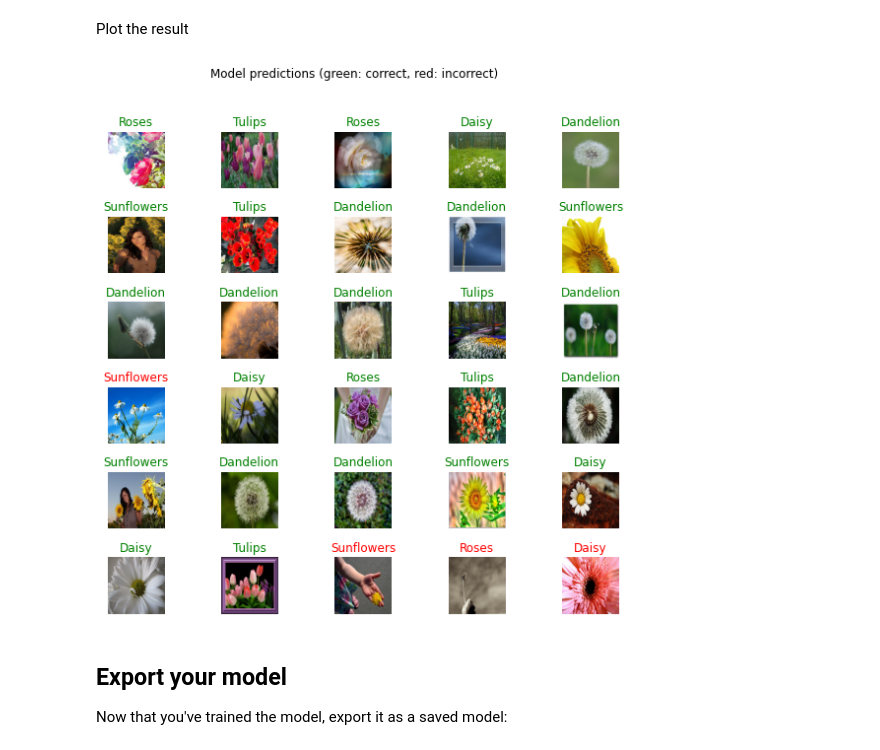
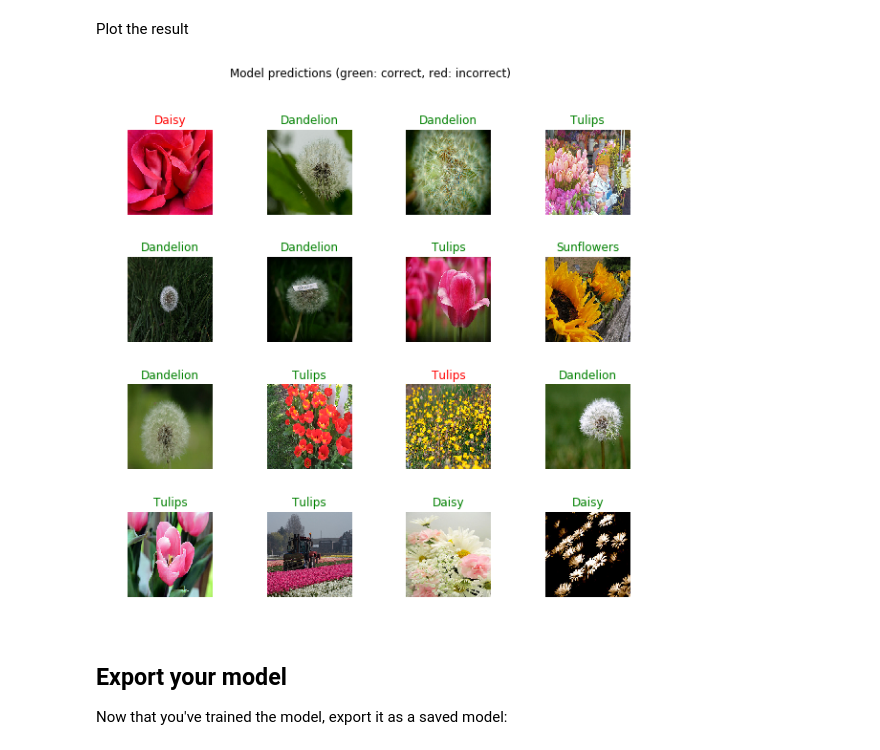
Before and after one commit to tomgoter/w251, a Jupyter notebook: hw5/transfer_learning_with_hub.ipynb, the cells around one changed output. Drawn from its saved outputs; the diff is of its cells as text; code cells hidden in the pictures.

```diff
--- a/hw5/transfer_learning_with_hub.ipynb
+++ b/hw5/transfer_learning_with_hub.ipynb
@@ -143,7 +138,7 @@ All of TensorFlow Hub's image modules expect float inputs in the `[0, 1]` range.
 The image size will be handled later.
 # %%
 image_generator = tf.keras.preprocessing.image.ImageDataGenerator(rescale=1/255)
-image_data = image_generator.flow_from_directory(str(data_root), target_size=IMAGE_SHAPE)
+image_data = image_generator.flow_from_directory(str(data_root), target_size=IMAGE_SHAPE, batch_size=16)
 # %% [output]
 Found 3670 images belonging to 5 classes.
 # %% [markdown]
@@ -181,7 +171,7 @@ Now check how these predictions line up with the images:
 # %%
 plt.figure(figsize=(10,9))
 plt.subplots_adjust(hspace=0.5)
-for n in range(30):
+for n in range(8):
   plt.subplot(6,5,n+1)
   plt.imshow(image_batch[n])
   plt.title(predicted_class_names[n])
@@ -216,7 +206,7 @@ print(feature_batch.shape)
 # %% [markdown]
 Freeze the variables in the feature extractor layer, so that the training only modifies the new classifier layer.
 # %%
-feature_extractor_layer.trainable = False
+feature_extractor_layer.trainable = True
 # %% [markdown]
 ### Attach a classification head
 
@@ -332,15 +317,15 @@ label_id = np.argmax(label_batch, axis=-1)
 # %%
 plt.figure(figsize=(10,9))
 plt.subplots_adjust(hspace=0.5)
-for n in range(30):
-  plt.subplot(6,5,n+1)
+for n in range(16):
+  plt.subplot(4,4,n+1)
   plt.imshow(image_batch[n])
   color = "green" if predicted_id[n] == label_id[n] else "red"
   plt.title(predicted_label_batch[n].title(), color=color)
   plt.axis('off')
 _ = plt.suptitle("Model predictions (green: correct, red: incorrect)")
 # %% [output]
-[figure, old version]
+[figure, new version]
 # %% [markdown]
 ## Export your model
 
```
Also changed, not shown: parts of 17 cells of this notebook, 2 other files.
